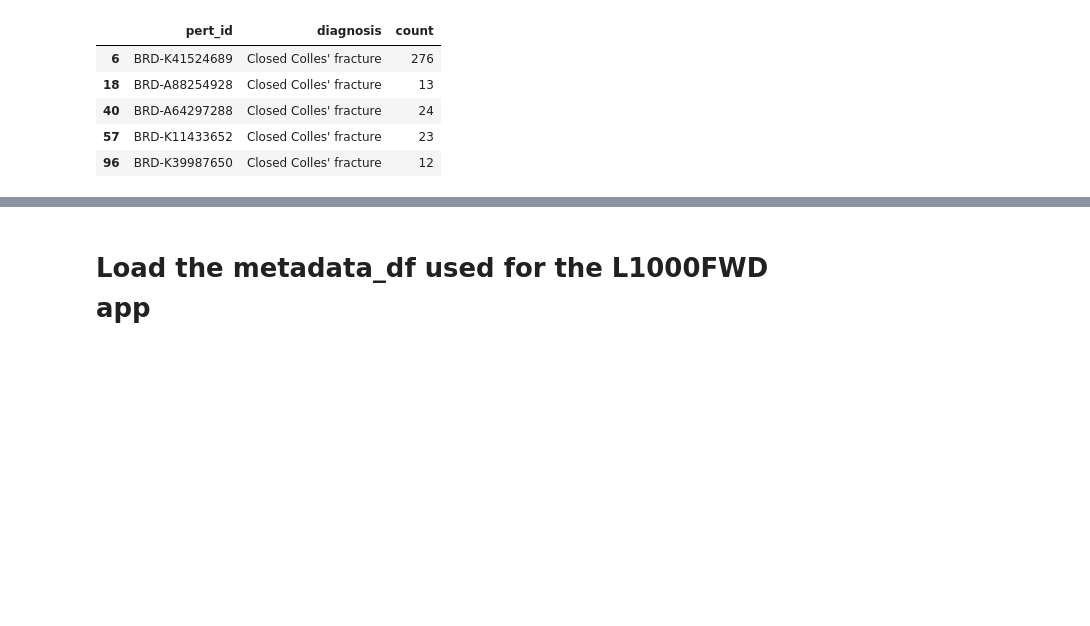
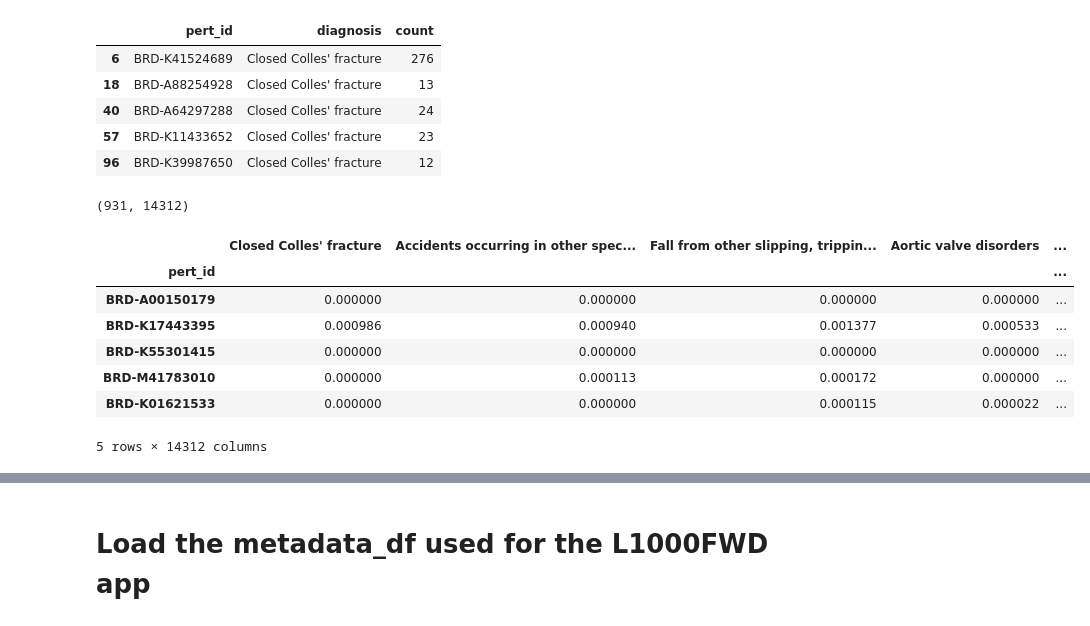
Before and after one commit to MaayanLab/L1000FWD, a Jupyter notebook: notebooks/Organize_data_from_EMR.ipynb, the cells around one changed output, grey strips where cells are left out. Cells and saved outputs as stored; diff of their text form; code cells hidden in the pictures; blank space fills up the shorter version.

```diff
--- a/notebooks/Organize_data_from_EMR.ipynb
+++ b/notebooks/Organize_data_from_EMR.ipynb
@@ -438,0 +443,7 @@ d_id_diagnosis = dict(zip(id_diagnoses.index, id_diagnoses['diagnosis']))
+# %%
+engine_laforge = create_engine('mysql://wangz10:collab2016@la-forge.mssm.edu/proj_aging')
+dx_total_counts = pd.read_sql_query('''
+SELECT * FROM dx_id_counts
+''', engine_laforge).set_index('id')
+print dx_total_counts.shape
+dx_total_counts.head()
@@ -438,0 +459,6 @@ d_id_diagnosis = dict(zip(id_diagnoses.index, id_diagnoses['diagnosis']))
+# %%
+print (dx_total_counts['COUNT(`id`)'] > 0 ).sum()
+# convert to an array
+dx_total_counts_array = np.zeros(rx_dx_counts.shape[1], dtype=np.int)
+dx_total_counts_array[dx_total_counts.index.values] = dx_total_counts['COUNT(`id`)']
+print dx_total_counts_array.shape
@@ -438,0 +492,6 @@ d_id_diagnosis = dict(zip(id_diagnoses.index, id_diagnoses['diagnosis']))
+# %%
+# Use the total counts to normalize the co-occurence matrices
+non_zero_mask = dx_total_counts_array > 0
+rx_dx_counts_normed = np.zeros_like(rx_dx_counts, dtype=np.float)
+rx_dx_counts_normed[:, non_zero_mask] = rx_dx_counts[:, non_zero_mask] / dx_total_counts_array[non_zero_mask].astype(np.float)
+print rx_dx_counts_normed.shape
@@ -575,3 +693,21 @@ rx_dx_counts_df.head()
 | 40 | BRD-A64297288 | Closed Colles' fracture | 24 |
 | 57 | BRD-K11433652 | Closed Colles' fracture | 23 |
 | 96 | BRD-K39987650 | Closed Colles' fracture | 12 |
+# %%
+rx_dx_counts_normed_df = pd.DataFrame(rx_dx_counts_normed[~rx_pert_ids_mask][:, ~dx_names_mask],
+                               index=rx_pert_ids[~rx_pert_ids_mask],
+                               columns=dx_names[~dx_names_mask]
+                              )
+print rx_dx_counts_normed_df.shape
+rx_dx_counts_normed_df.index.name='pert_id'
+rx_dx_counts_normed_df.head()
+# %% [output]
+(931, 14312)
+|  | Closed Colles' fracture | Accidents occurring in other spec... | Fall from other slipping, trippin... | Aortic valve disorders | ... |
+| pert_id |  |  |  |  | ... |
+| BRD-A00150179 | 0.000000 | 0.000000 | 0.000000 | 0.000000 | ... |
+| BRD-K17443395 | 0.000986 | 0.000940 | 0.001377 | 0.000533 | ... |
+| BRD-K55301415 | 0.000000 | 0.000000 | 0.000000 | 0.000000 | ... |
+| BRD-M41783010 | 0.000000 | 0.000113 | 0.000172 | 0.000000 | ... |
+| BRD-K01621533 | 0.000000 | 0.000000 | 0.000115 | 0.000022 | ... |
+5 rows × 14312 columns
```
Also changed, not shown: parts of 28 cells of this notebook.
